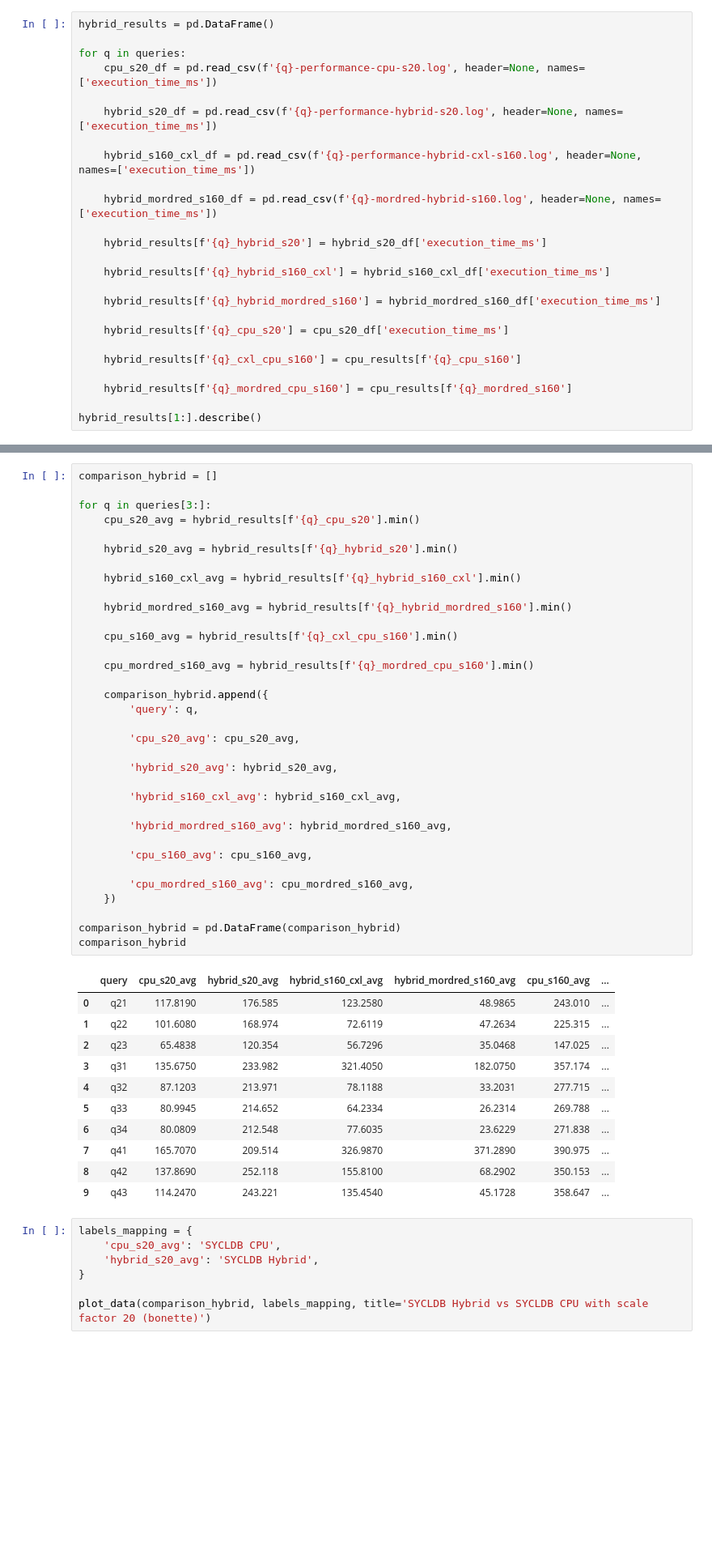
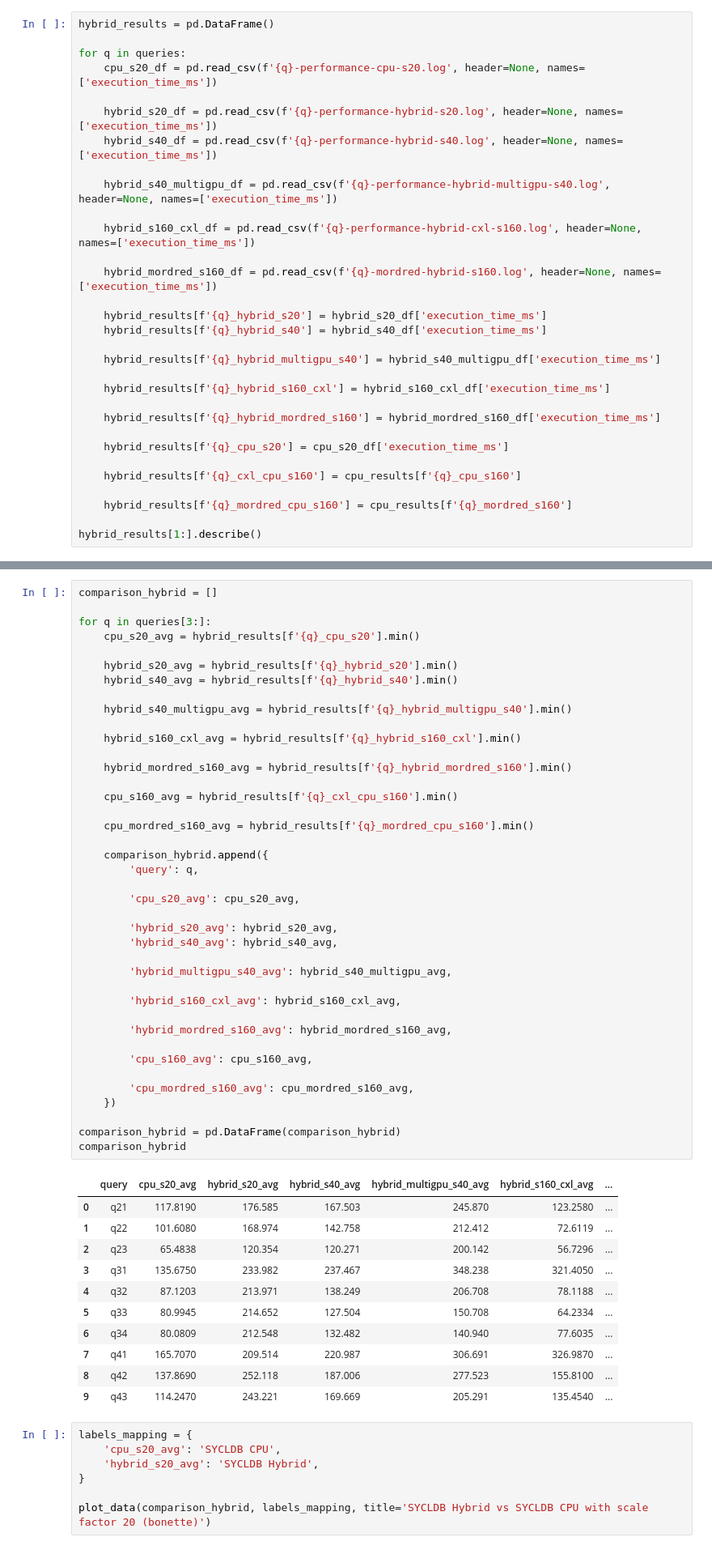
Before and after one commit to Maestro-Zacht/sycldb-calcite-executor, a Jupyter notebook: performances/perf.ipynb, the cells around one changed output, grey strips where cells are left out. Shown at 81% size. Saved outputs shown, nothing was run; the diff lists cells and outputs as text; blank space fills up the shorter version.

Commit message:
performances multigpu

```diff
--- a/performances/perf.ipynb
+++ b/performances/perf.ipynb
@@ -604,12 +604,18 @@ for q in queries:
     cpu_s20_df = pd.read_csv(f'{q}-performance-cpu-s20.log', header=None, names=['execution_time_ms'])
 
     hybrid_s20_df = pd.read_csv(f'{q}-performance-hybrid-s20.log', header=None, names=['execution_time_ms'])
+    hybrid_s40_df = pd.read_csv(f'{q}-performance-hybrid-s40.log', header=None, names=['execution_time_ms'])
+
+    hybrid_s40_multigpu_df = pd.read_csv(f'{q}-performance-hybrid-multigpu-s40.log', header=None, names=['execution_time_ms'])
 
     hybrid_s160_cxl_df = pd.read_csv(f'{q}-performance-hybrid-cxl-s160.log', header=None, names=['execution_time_ms'])
 
     hybrid_mordred_s160_df = pd.read_csv(f'{q}-mordred-hybrid-s160.log', header=None, names=['execution_time_ms'])
 
     hybrid_results[f'{q}_hybrid_s20'] = hybrid_s20_df['execution_time_ms']
+    hybrid_results[f'{q}_hybrid_s40'] = hybrid_s40_df['execution_time_ms']
+
+    hybrid_results[f'{q}_hybrid_multigpu_s40'] = hybrid_s40_multigpu_df['execution_time_ms']
 
     hybrid_results[f'{q}_hybrid_s160_cxl'] = hybrid_s160_cxl_df['execution_time_ms']
 
@@ -640,45 +646,51 @@ for q in queries[3:]:
     cpu_s20_avg = hybrid_results[f'{q}_cpu_s20'].min()
 
     hybrid_s20_avg = hybrid_results[f'{q}_hybrid_s20'].min()
+    hybrid_s40_avg = hybrid_results[f'{q}_hybrid_s40'].min()
+
+    hybrid_s40_multigpu_avg = hybrid_results[f'{q}_hybrid_multigpu_s40'].min()
 
     hybrid_s160_cxl_avg = hybrid_results[f'{q}_hybrid_s160_cxl'].min()
 
     hybrid_mordred_s160_avg = hybrid_results[f'{q}_hybrid_mordred_s160'].min()
 
     cpu_s160_avg = hybrid_results[f'{q}_cxl_cpu_s160'].min()
 
     cpu_mordred_s160_avg = hybrid_results[f'{q}_mordred_cpu_s160'].min()
 
     comparison_hybrid.append({
         'query': q,
 
         'cpu_s20_avg': cpu_s20_avg,
 
         'hybrid_s20_avg': hybrid_s20_avg,
+        'hybrid_s40_avg': hybrid_s40_avg,
+
+        'hybrid_multigpu_s40_avg': hybrid_s40_multigpu_avg,
 
         'hybrid_s160_cxl_avg': hybrid_s160_cxl_avg,
 
         'hybrid_mordred_s160_avg': hybrid_mordred_s160_avg,
 
         'cpu_s160_avg': cpu_s160_avg,
 
         'cpu_mordred_s160_avg': cpu_mordred_s160_avg,
     })
 
 comparison_hybrid = pd.DataFrame(comparison_hybrid)
 comparison_hybrid
 # %% [output]
-|  | query | cpu_s20_avg | hybrid_s20_avg | hybrid_s160_cxl_avg | hybrid_mordred_s160_avg | cpu_s160_avg | ... |
-| 0 | q21 | 117.8190 | 176.585 | 123.2580 | 48.9865 | 243.010 | ... |
-| 1 | q22 | 101.6080 | 168.974 | 72.6119 | 47.2634 | 225.315 | ... |
-| 2 | q23 | 65.4838 | 120.354 | 56.7296 | 35.0468 | 147.025 | ... |
-| 3 | q31 | 135.6750 | 233.982 | 321.4050 | 182.0750 | 357.174 | ... |
-| 4 | q32 | 87.1203 | 213.971 | 78.1188 | 33.2031 | 277.715 | ... |
-| 5 | q33 | 80.9945 | 214.652 | 64.2334 | 26.2314 | 269.788 | ... |
-| 6 | q34 | 80.0809 | 212.548 | 77.6035 | 23.6229 | 271.838 | ... |
-| 7 | q41 | 165.7070 | 209.514 | 326.9870 | 371.2890 | 390.975 | ... |
-| 8 | q42 | 137.8690 | 252.118 | 155.8100 | 68.2902 | 350.153 | ... |
-| 9 | q43 | 114.2470 | 243.221 | 135.4540 | 45.1728 | 358.647 | ... |
+|  | query | cpu_s20_avg | hybrid_s20_avg | hybrid_s40_avg | hybrid_multigpu_s40_avg | hybrid_s160_cxl_avg | ... |
+| 0 | q21 | 117.8190 | 176.585 | 167.503 | 245.870 | 123.2580 | ... |
+| 1 | q22 | 101.6080 | 168.974 | 142.758 | 212.412 | 72.6119 | ... |
+| 2 | q23 | 65.4838 | 120.354 | 120.271 | 200.142 | 56.7296 | ... |
+| 3 | q31 | 135.6750 | 233.982 | 237.467 | 348.238 | 321.4050 | ... |
+| 4 | q32 | 87.1203 | 213.971 | 138.249 | 206.708 | 78.1188 | ... |
+| 5 | q33 | 80.9945 | 214.652 | 127.504 | 150.708 | 64.2334 | ... |
+| 6 | q34 | 80.0809 | 212.548 | 132.482 | 140.940 | 77.6035 | ... |
+| 7 | q41 | 165.7070 | 209.514 | 220.987 | 306.691 | 326.9870 | ... |
+| 8 | q42 | 137.8690 | 252.118 | 187.006 | 277.523 | 155.8100 | ... |
+| 9 | q43 | 114.2470 | 243.221 | 169.669 | 205.291 | 135.4540 | ... |
 # %%
 labels_mapping = {
     'cpu_s20_avg': 'SYCLDB CPU',
```
Also changed, not shown: parts of 3 cells of this notebook, 30 other files.
